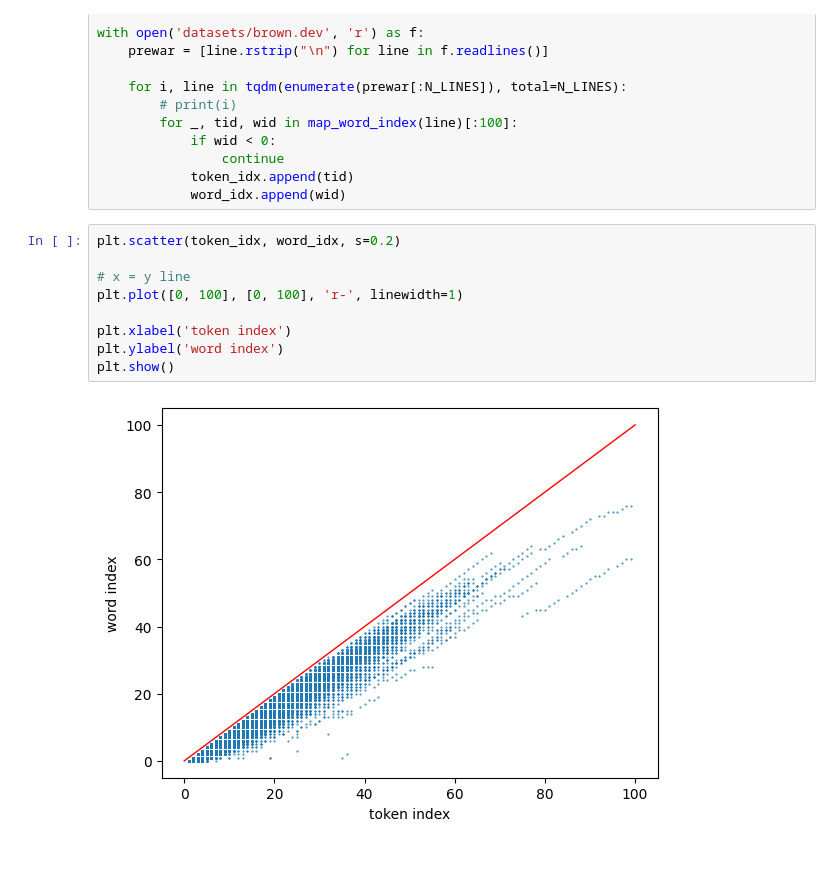
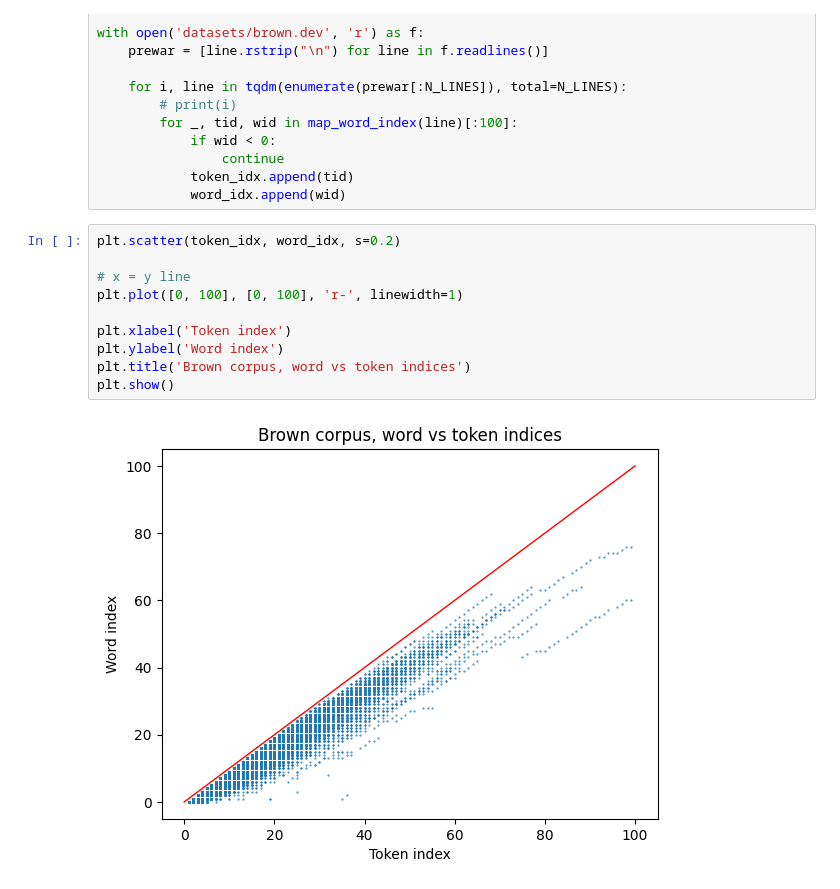
Before and after one commit to icemoon97/emergent-positional-embeddings, a Jupyter notebook: tokens.ipynb, the cells around one changed output. Cells and saved outputs as stored; diff of their text form; blank space fills up the shorter version.

```diff
--- a/tokens.ipynb
+++ b/tokens.ipynb
@@ -168,14 +168,15 @@ with open('datasets/brown.dev', 'r') as f:
 # %%
 plt.scatter(token_idx, word_idx, s=0.2)
 
 # x = y line
 plt.plot([0, 100], [0, 100], 'r-', linewidth=1)
 
-plt.xlabel('token index')
-plt.ylabel('word index')
+plt.xlabel('Token index')
+plt.ylabel('Word index')
+plt.title('Brown corpus, word vs token indices')
 plt.show()
 # %% [output]
-[figure, old version]
+[figure, new version]
 # %%
 plt.hist(word_idx, range(50))
 plt.xlabel("Word Index")
```
Also changed, not shown: parts of 4 cells of this notebook, 7 other files.
